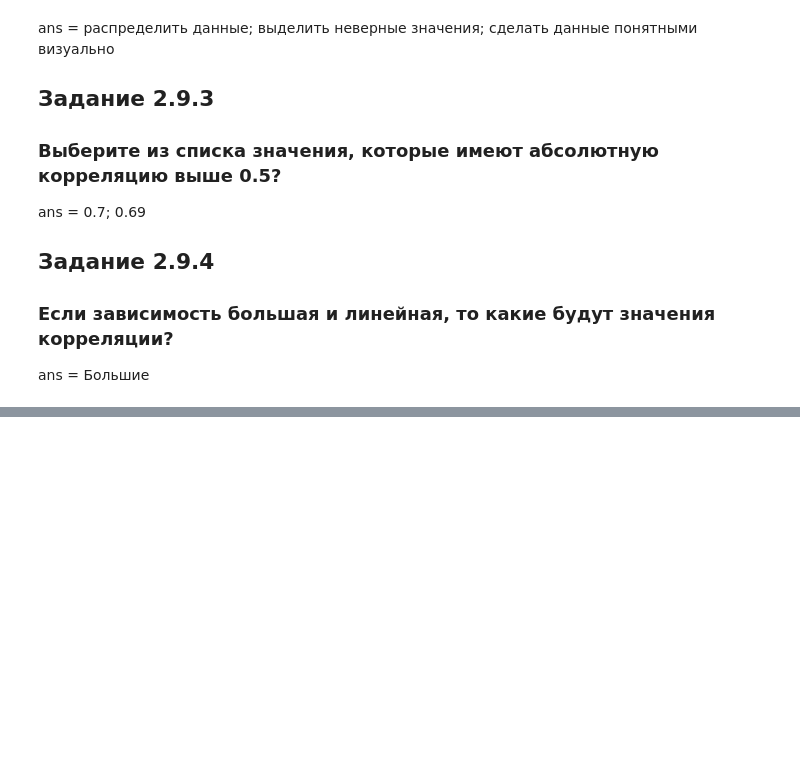
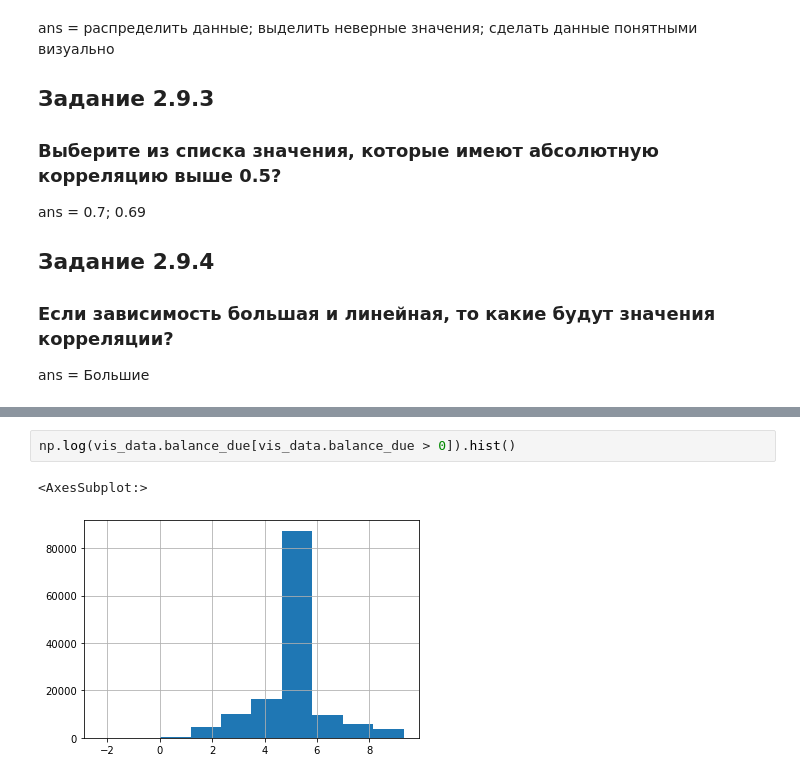
Before and after one commit to Daniyar202/dev, a Jupyter notebook: python/ML2/ML2222.ipynb, the cells around one changed output, grey strips where cells are left out. Saved outputs shown, nothing was run; the diff lists cells and outputs as text; blank space fills up the shorter version.

```diff
--- a/python/ML2/ML2222.ipynb
+++ b/python/ML2/ML2222.ipynb
@@ -300,0 +333,5 @@ ans = Большие
+# %%
+np.log(vis_data.balance_due[vis_data.balance_due > 0]).hist()
+# %% [output]
+<AxesSubplot:>
+[figure, added]
```
Also changed, not shown: parts of 6 cells of this notebook, 12 other files.
